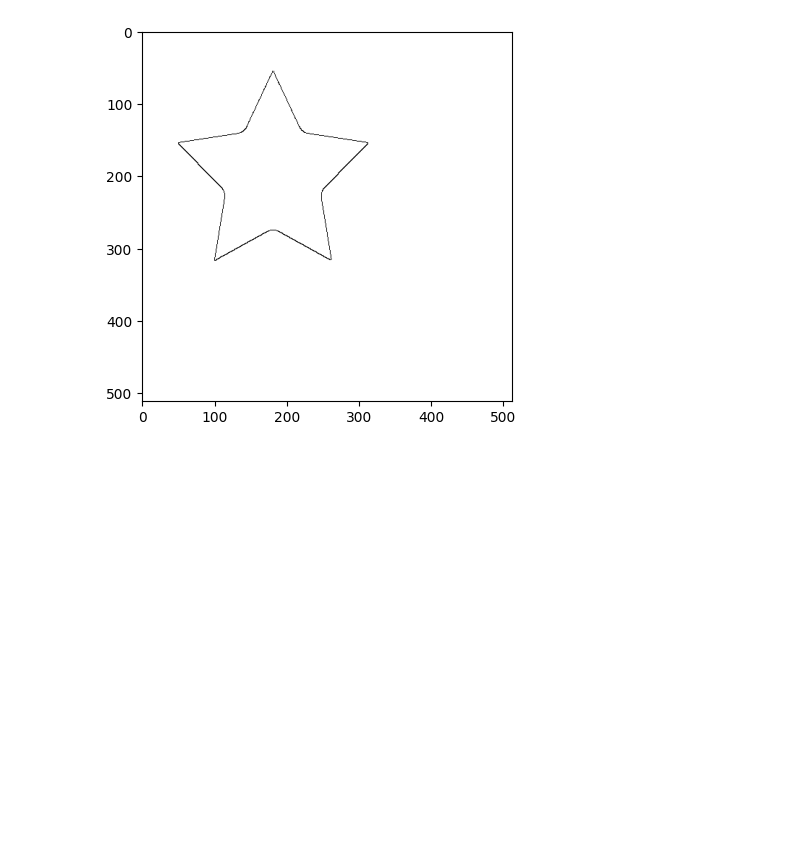
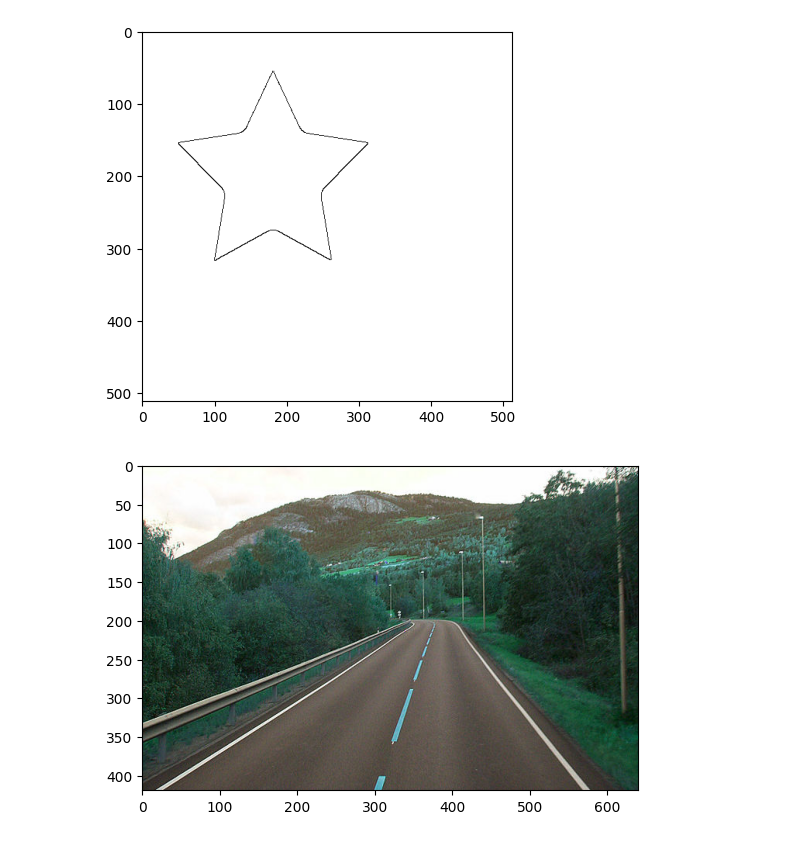
Before and after one commit to horolrolx/ai_visualization, a Jupyter notebook: day08/DAY8.ipynb, the cells around one changed output. Saved outputs shown, nothing was run; the diff lists cells and outputs as text; code cells hidden in the pictures; blank space fills up the shorter version.

```diff
--- a/day08/DAY8.ipynb
+++ b/day08/DAY8.ipynb
@@ -120,3 +134,10 @@ plt.imshow(edge_reverse, cmap='gray')
 plt.show()
 # %% [output]
 [figure]
+# %%
+# load 이미지 읽기
+load = cv2.imread('load.jpg')
+plt.imshow(load)
+plt.show()
+# %% [output]
+[figure, added]
```
Also changed, not shown: parts of 19 cells of this notebook, 1 other file.
